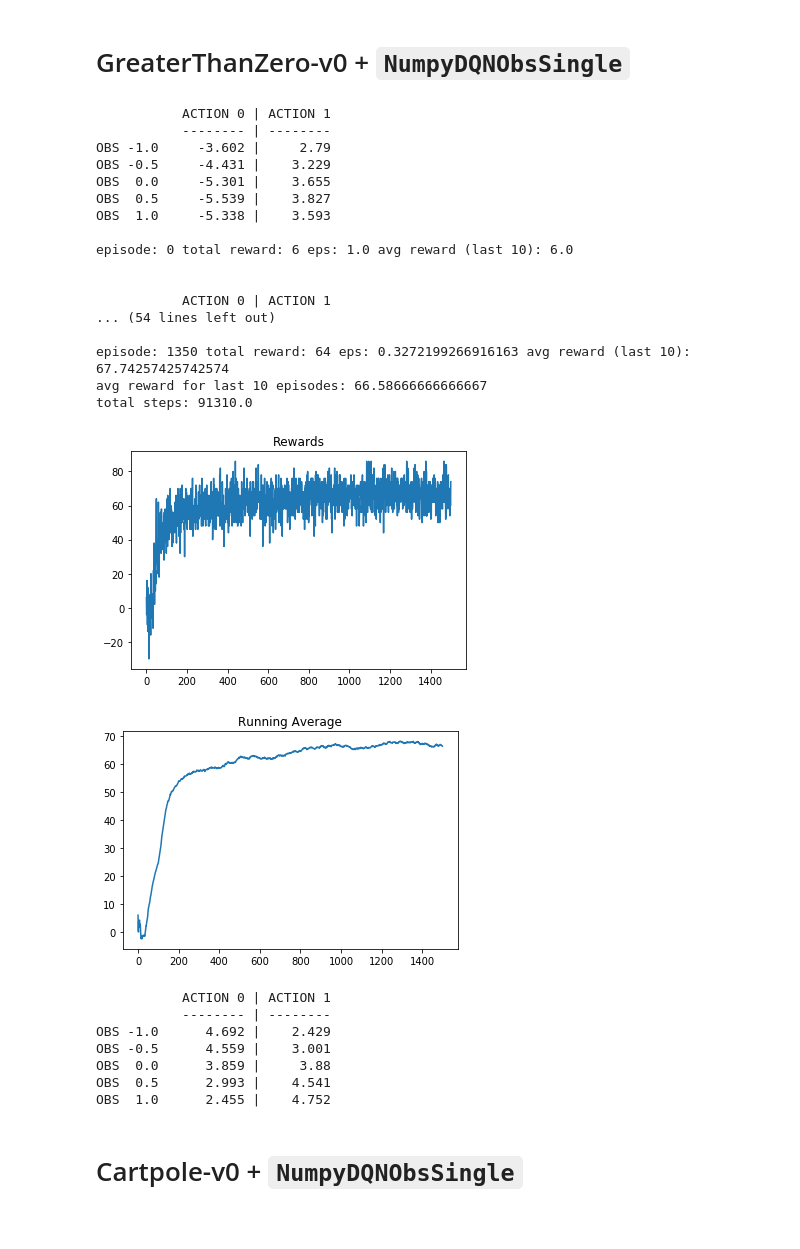
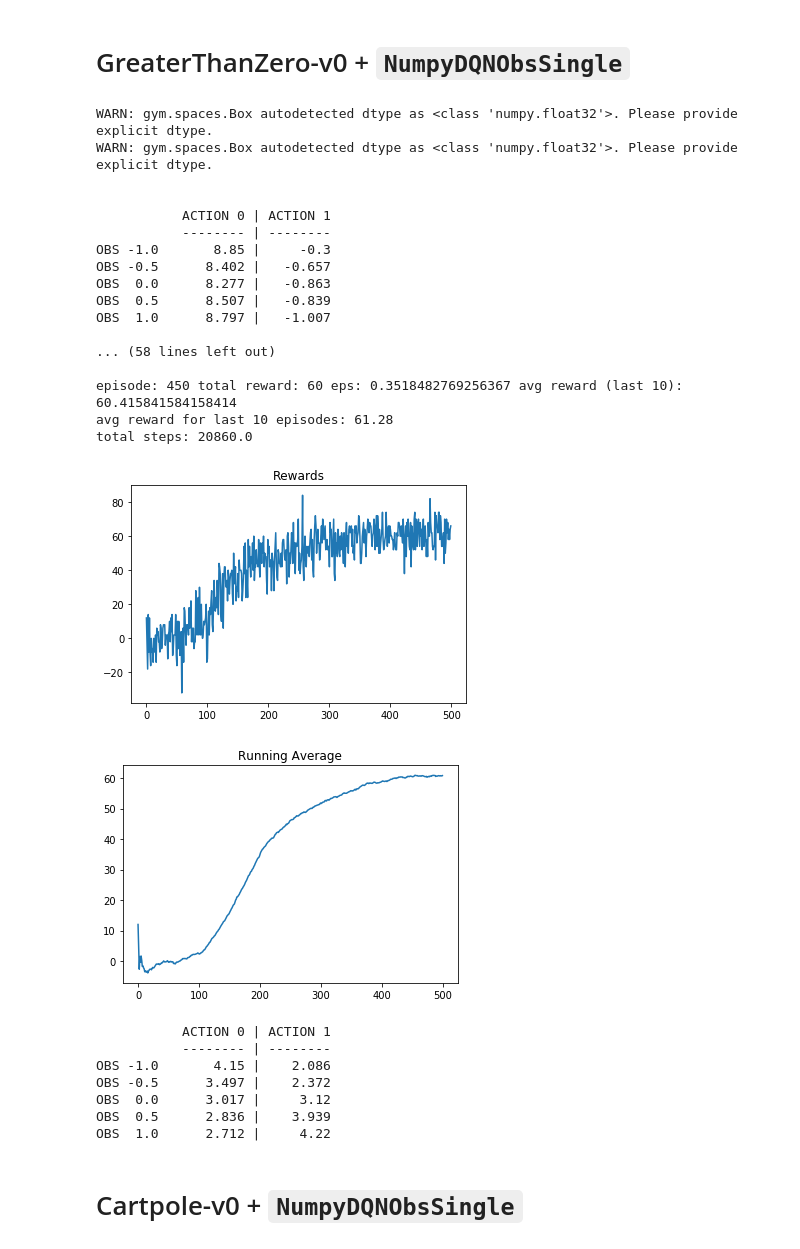
Before and after one commit to jackblandin/research, a Jupyter notebook: experiments/qlearning/dqn/single_obs_dqn/dqn-obs-single.ipynb, the cells around one changed output. Cells and saved outputs as stored; diff of their text form; code cells hidden in the pictures.

```diff
--- a/experiments/qlearning/dqn/single_obs_dqn/dqn-obs-single.ipynb
+++ b/experiments/qlearning/dqn/single_obs_dqn/dqn-obs-single.ipynb
@@ -344,7 +344,6 @@ GROWL_RIGHT     -12.3168      -27.3978   4.87747
 # GreaterThanZero-v0 + `NumpyDQNObsSingle`
 # %%
 from experiments.utils import NullFeatureTransformer
-
 env = gym.make('GreaterThanZero-v0')
 env.__init__(max_steps_per_episode=100)
 copy_period = 10
@@ -367,61 +366,61 @@ model = NumpyDQNObsSingle(env, ft, D=D, K=K,
 
 print(model)
 
-N = 1500
+N = 500
 totalrewards = np.zeros(N)
 
 for n in range(N):
     eps = 1.0/(n**.1 + 1)
     totalreward = play_one(env, model, eps, gamma, copy_period)
     totalrewards[n] = totalreward
     if n % (N/10) == 0:
         ravg = running_avg(totalrewards, n)
         print('episode:', n,
               'total reward:', totalreward,
               'eps:', eps,
               'avg reward (last 10):', ravg)
     if n % (N/5) == 0:
         print(model)
 
 
 print('avg reward for last 10 episodes:', totalrewards[int(-1*(N/10)):].mean())
 print('total steps:', totalrewards.sum())
 
 plt.plot(totalrewards
         )
 plt.title("Rewards")
 plt.show()
 
 plot_running_avg(totalrewards)
 
 print(model)
 # %% [output]
-           ACTION 0 | ACTION 1
-           -------- | --------
-OBS -1.0     -3.602 |     2.79
-OBS -0.5     -4.431 |    3.229
-OBS  0.0     -5.301 |    3.655
-OBS  0.5     -5.539 |    3.827
-OBS  1.0     -5.338 |    3.593
-
-episode: 0 total reward: 6 eps: 1.0 avg reward (last 10): 6.0
+WARN: gym.spaces.Box autodetected dtype as <class 'numpy.float32'>. Please provide explicit dtype.
+WARN: gym.spaces.Box autodetected dtype as <class 'numpy.float32'>. Please provide explicit dtype.
 
 
            ACTION 0 | ACTION 1
-... (54 lines left out)
+           -------- | --------
+OBS -1.0       8.85 |     -0.3
+OBS -0.5      8.402 |   -0.657
+OBS  0.0      8.277 |   -0.863
+OBS  0.5      8.507 |   -0.839
+OBS  1.0      8.797 |   -1.007
 
-episode: 1350 total reward: 64 eps: 0.3272199266916163 avg reward (last 10): 67.74257425742574
-avg reward for last 10 episodes: 66.58666666666667
-total steps: 91310.0
+... (58 lines left out)
+
+episode: 450 total reward: 60 eps: 0.3518482769256367 avg reward (last 10): 60.415841584158414
+avg reward for last 10 episodes: 61.28
+total steps: 20860.0
-[figure, old version]
+[figure, new version]
-[figure, old version]
+[figure, new version]
            ACTION 0 | ACTION 1
            -------- | --------
-OBS -1.0      4.692 |    2.429
-OBS -0.5      4.559 |    3.001
-OBS  0.0      3.859 |     3.88
-OBS  0.5      2.993 |    4.541
-OBS  1.0      2.455 |    4.752
+OBS -1.0       4.15 |    2.086
+OBS -0.5      3.497 |    2.372
+OBS  0.0      3.017 |     3.12
+OBS  0.5      2.836 |    3.939
+OBS  1.0      2.712 |     4.22
 # %% [markdown]
 # Cartpole-v0 + `NumpyDQNObsSingle`
 # %% [markdown]
```
Also changed, not shown: parts of 1 cell of this notebook, 7 other files.
